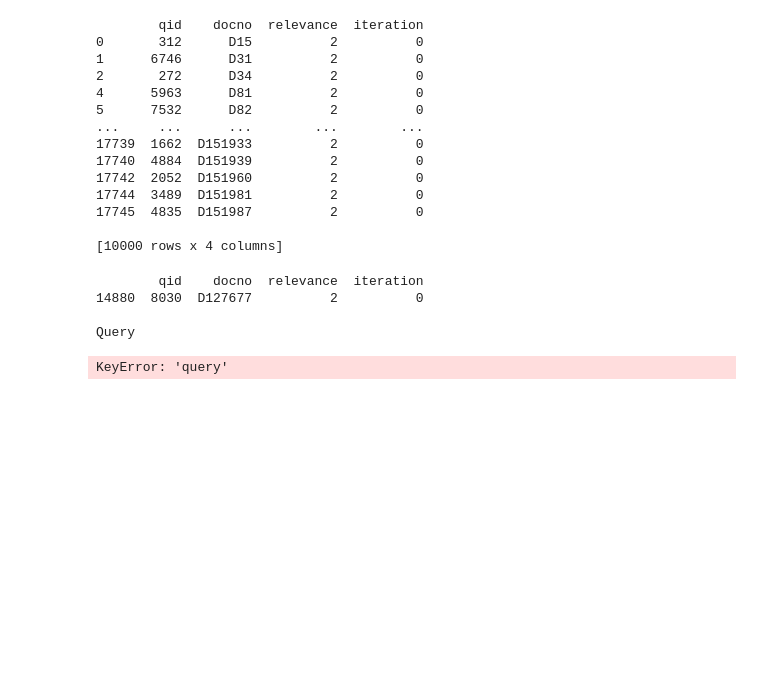
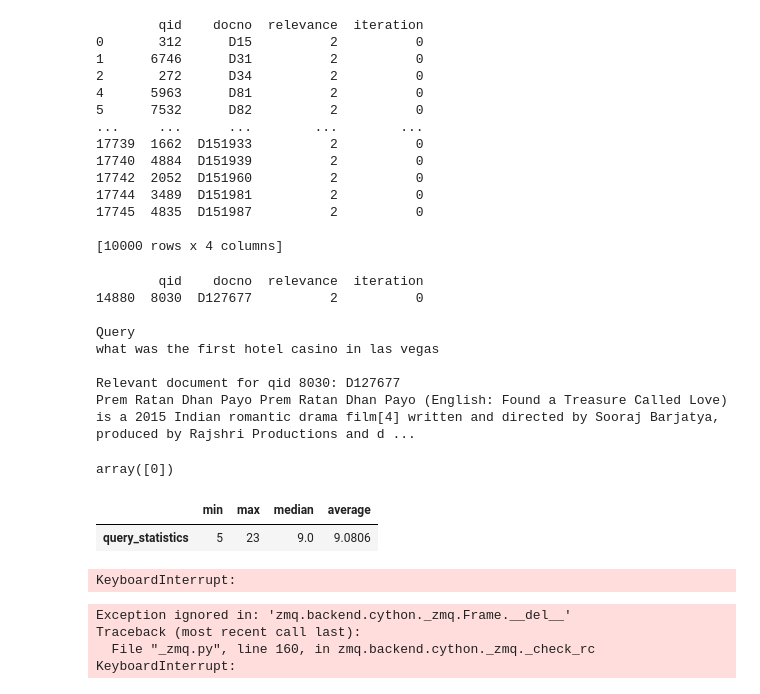
Before and after one commit to Legenden84/search-engines, a Jupyter notebook: notebooks/2_dataset_indexing.ipynb, the cells around one changed output. Drawn from its saved outputs; the diff is of its cells as text; code cells hidden in the pictures; blank space fills up the shorter version.

```diff
--- a/notebooks/2_dataset_indexing.ipynb
+++ b/notebooks/2_dataset_indexing.ipynb
@@ -104,19 +104,56 @@ print(qrels[qrels['relevance']==2])
 
 [10000 rows x 4 columns]
 # %%
-print(qrels[qrels['qid']==8030])
-# Sneak peak into the query for qid 1015979
-print("\nQuery")
-print(queries[queries['qid']==8030]['query'].iloc[0])
-# Sneak peak into document highly relevant for qid 1015979
-print("\nHighly relevant text for qid 1015979")
-print(docs[docs['docno']=='1015979']['text'].iloc[0])
-# Sneak peak into document somwwhat relevant for qid 1015979
-print("\nSomewhat relevant text for qid 1015979")
-print(docs[docs['docno']=='2226456']['text'].iloc[0])
+qid = 8030
+
+# Sneak peak into the query for qid D127677
+qrels_for_qid = qrels[qrels['qid'] == qid]
+print(qrels_for_qid)
+
+# Sneak peak into document highly relevant for qid D127677
+print('\nQuery')
+print(queries.loc[queries['qid'] == qid, 'text'].iloc[0])
+
+# Sneak peak into document somwwhat relevant for qid D127677
+docno = qrels_for_qid.sort_values('relevance', ascending=False)['docno'].iloc[0]
+
+print(f'\nRelevant document for qid {qid}: {docno}')
+print(docs.loc[docs["docno"] == docno, "text"].iloc[0])
 # %% [output]
         qid    docno  relevance  iteration
 14880  8030  D127677          2          0
 
 Query
+what was the first hotel casino in las vegas
+
+Relevant document for qid 8030: D127677
+Prem Ratan Dhan Payo Prem Ratan Dhan Payo (English: Found a Treasure Called Love) is a 2015 Indian romantic drama film[4] written and directed by Sooraj Barjatya, produced by Rajshri Productions and d ...
-KeyError: 'query'
+# %%
+qrels['iteration'].unique()
+# %% [output]
+array([0])
+# %%
+# Query statistics
+query_statistics = queries["text"].str.split().str.len()
+
+res = pd.DataFrame({
+    "min": [query_statistics.min()],
+    "max": [query_statistics.max()],
+    "median": [query_statistics.median()],
+    "average": [query_statistics.mean()]
+}, index=["query_statistics"])
+
+res
+# %% [output]
+|  | min | max | median | average |
+| query_statistics | 5 | 23 | 9.0 | 9.0806 |
+# %%
+ax = sns.catplot(docs, x='docno', y='doc_len', hue='doc_len', palette="ch:r=-.2,d=.3_r")
+ax.tick_params(bottom=False)
+ax.set(xlabel=None)
+# %% [output]
+KeyboardInterrupt:
+Exception ignored in: 'zmq.backend.cython._zmq.Frame.__del__'
+Traceback (most recent call last):
+  File "_zmq.py", line 160, in zmq.backend.cython._zmq._check_rc
+KeyboardInterrupt:
```
Also changed, not shown: parts of 6 cells of this notebook.
